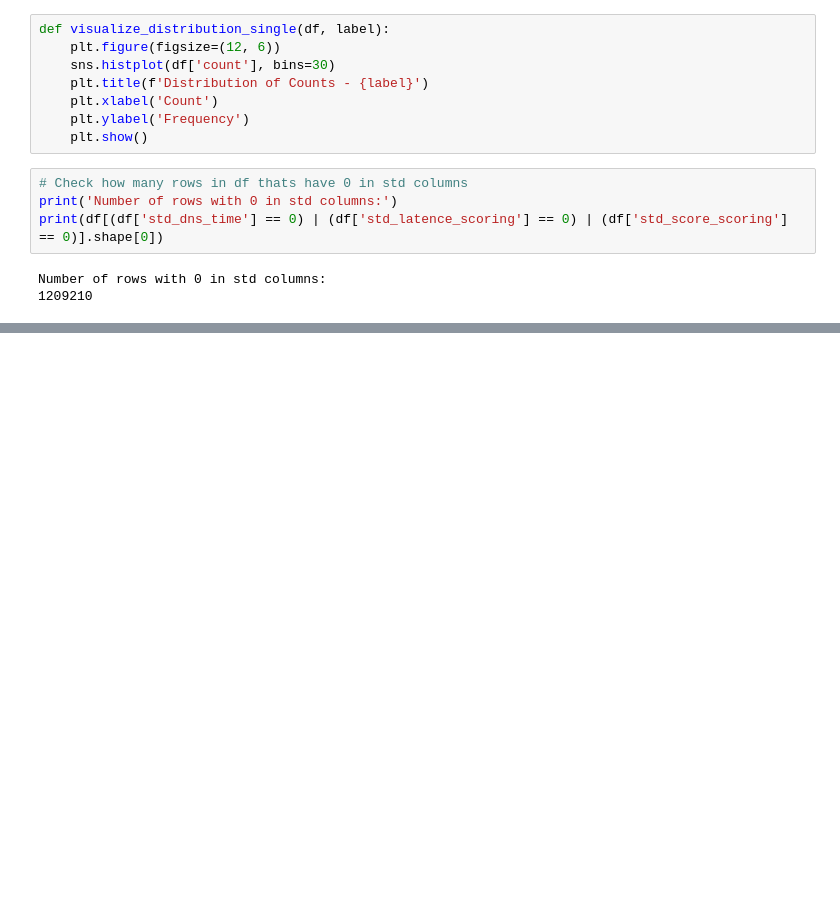
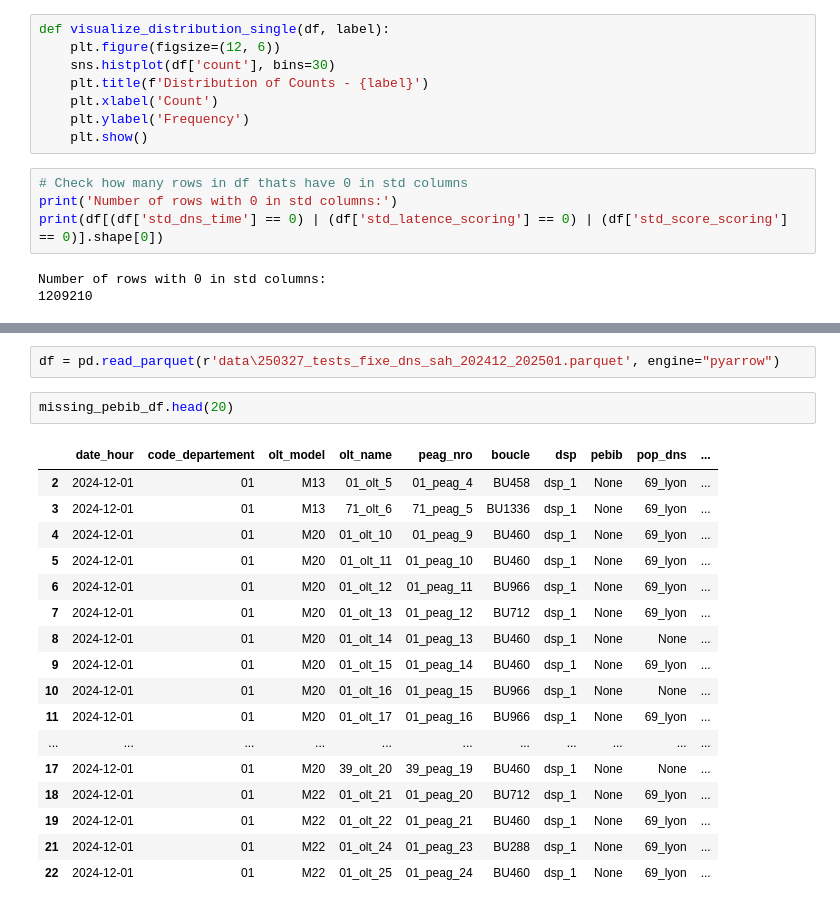
Before and after one commit to issameabdeljalil/Detection_Anomalie_SFR, a Jupyter notebook: exploration.ipynb, the cells around one changed output, grey strips where cells are left out. Saved outputs shown, nothing was run; the diff lists cells and outputs as text; blank space fills up the shorter version.

```diff
--- a/exploration.ipynb
+++ b/exploration.ipynb
@@ -243,0 +923,22 @@ new_df
+# %%
+df = pd.read_parquet(r'data\250327_tests_fixe_dns_sah_202412_202501.parquet', engine="pyarrow")
+# %%
+missing_pebib_df.head(20)
+# %% [output]
+|  | date_hour | code_departement | olt_model | olt_name | peag_nro | boucle | dsp | pebib | pop_dns | ... |
+| 2 | 2024-12-01 | 01 | M13 | 01_olt_5 | 01_peag_4 | BU458 | dsp_1 | None | 69_lyon | ... |
+| 3 | 2024-12-01 | 01 | M13 | 71_olt_6 | 71_peag_5 | BU1336 | dsp_1 | None | 69_lyon | ... |
+| 4 | 2024-12-01 | 01 | M20 | 01_olt_10 | 01_peag_9 | BU460 | dsp_1 | None | 69_lyon | ... |
+| 5 | 2024-12-01 | 01 | M20 | 01_olt_11 | 01_peag_10 | BU460 | dsp_1 | None | 69_lyon | ... |
+| 6 | 2024-12-01 | 01 | M20 | 01_olt_12 | 01_peag_11 | BU966 | dsp_1 | None | 69_lyon | ... |
+| 7 | 2024-12-01 | 01 | M20 | 01_olt_13 | 01_peag_12 | BU712 | dsp_1 | None | 69_lyon | ... |
+| 8 | 2024-12-01 | 01 | M20 | 01_olt_14 | 01_peag_13 | BU460 | dsp_1 | None | None | ... |
+| 9 | 2024-12-01 | 01 | M20 | 01_olt_15 | 01_peag_14 | BU460 | dsp_1 | None | 69_lyon | ... |
+| 10 | 2024-12-01 | 01 | M20 | 01_olt_16 | 01_peag_15 | BU966 | dsp_1 | None | None | ... |
+| 11 | 2024-12-01 | 01 | M20 | 01_olt_17 | 01_peag_16 | BU966 | dsp_1 | None | 69_lyon | ... |
+| ... | ... | ... | ... | ... | ... | ... | ... | ... | ... | ... |
+| 17 | 2024-12-01 | 01 | M20 | 39_olt_20 | 39_peag_19 | BU460 | dsp_1 | None | None | ... |
+| 18 | 2024-12-01 | 01 | M22 | 01_olt_21 | 01_peag_20 | BU712 | dsp_1 | None | 69_lyon | ... |
+| 19 | 2024-12-01 | 01 | M22 | 01_olt_22 | 01_peag_21 | BU460 | dsp_1 | None | 69_lyon | ... |
+| 21 | 2024-12-01 | 01 | M22 | 01_olt_24 | 01_peag_23 | BU288 | dsp_1 | None | 69_lyon | ... |
+| 22 | 2024-12-01 | 01 | M22 | 01_olt_25 | 01_peag_24 | BU460 | dsp_1 | None | 69_lyon | ... |
```
Also changed, not shown: parts of 45 cells of this notebook, 1 other file.
